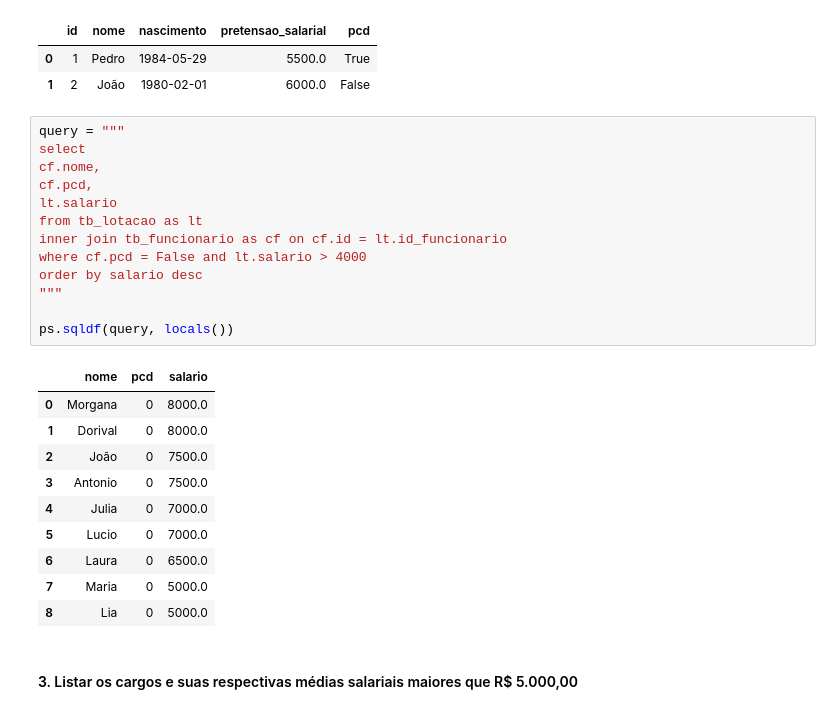
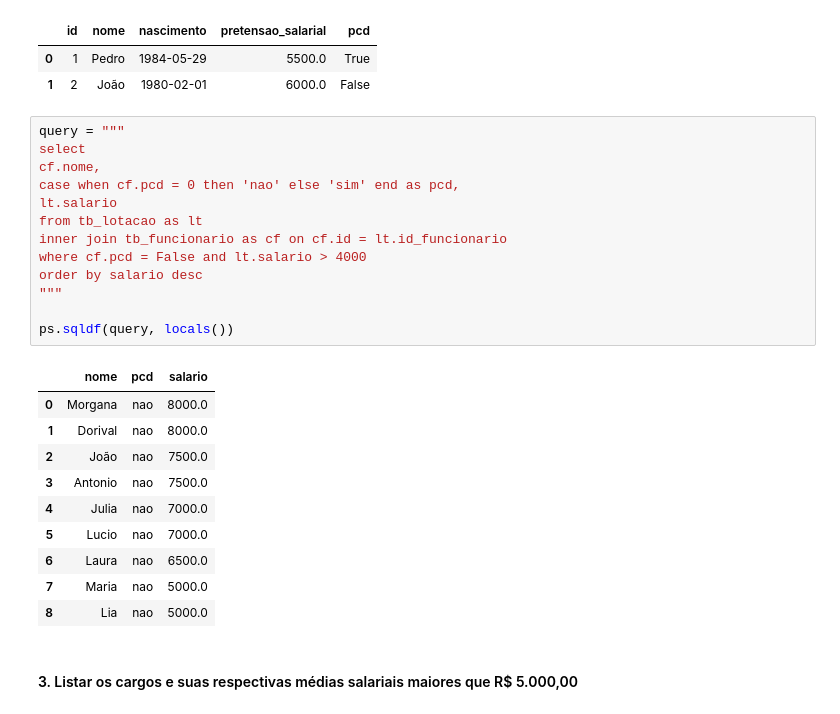
Before and after one commit to GregoryLavor/analise-lotacao, a Jupyter notebook: Analise_Lotacao.ipynb, the cells around one changed output. Drawn from its saved outputs; the diff is of its cells as text.

```diff
--- a/Analise_Lotacao.ipynb
+++ b/Analise_Lotacao.ipynb
@@ -72,27 +72,27 @@ Tabela Funcionário
 # %%
 query = """
 select
 cf.nome,
-cf.pcd,
+case when cf.pcd = 0 then 'nao' else 'sim' end as pcd,
 lt.salario
 from tb_lotacao as lt
 inner join tb_funcionario as cf on cf.id = lt.id_funcionario
 where cf.pcd = False and lt.salario > 4000
 order by salario desc
 """
 
 ps.sqldf(query, locals())
 # %% [output]
 |  | nome | pcd | salario |
-| 0 | Morgana | 0 | 8000.0 |
-| 1 | Dorival | 0 | 8000.0 |
-| 2 | João | 0 | 7500.0 |
-| 3 | Antonio | 0 | 7500.0 |
-| 4 | Julia | 0 | 7000.0 |
-| 5 | Lucio | 0 | 7000.0 |
-| 6 | Laura | 0 | 6500.0 |
-| 7 | Maria | 0 | 5000.0 |
-| 8 | Lia | 0 | 5000.0 |
+| 0 | Morgana | nao | 8000.0 |
+| 1 | Dorival | nao | 8000.0 |
+| 2 | João | nao | 7500.0 |
+| 3 | Antonio | nao | 7500.0 |
+| 4 | Julia | nao | 7000.0 |
+| 5 | Lucio | nao | 7000.0 |
+| 6 | Laura | nao | 6500.0 |
+| 7 | Maria | nao | 5000.0 |
+| 8 | Lia | nao | 5000.0 |
 # %% [markdown]
 #### 3. Listar os cargos e suas respectivas médias salariais maiores que R$ 5.000,00
 # %%
```
Also changed, not shown: parts of 4 cells of this notebook.
